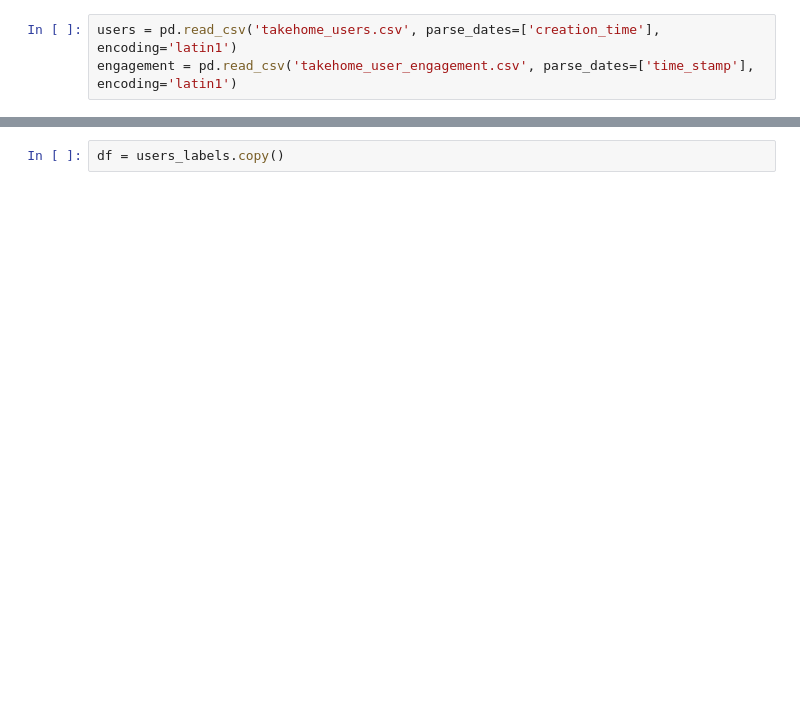
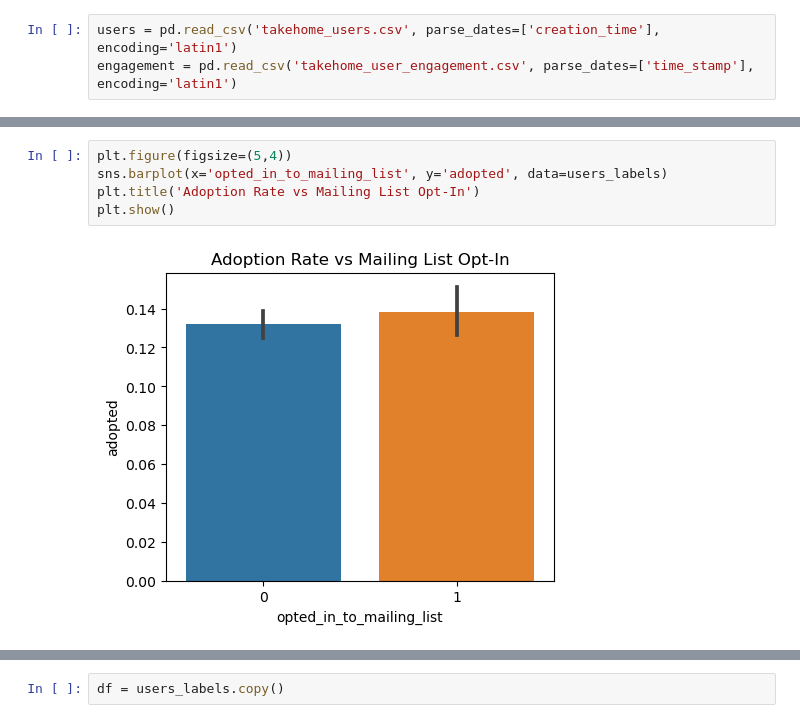
Before and after one commit to Alan-Akkara/Springboard-DS, a Jupyter notebook: Relax_challenge.ipynb, the cells around one changed output, grey strips where cells are left out. Cells and saved outputs as stored; diff of their text form; blank space fills up the shorter version.

```diff
--- a/Relax_challenge.ipynb
+++ b/Relax_challenge.ipynb
@@ -38,0 +62,7 @@ users_labels['adopted'] = users_labels['adopted'].fillna(0).astype(int)
+# %%
+plt.figure(figsize=(5,4))
+sns.barplot(x='opted_in_to_mailing_list', y='adopted', data=users_labels)
+plt.title('Adoption Rate vs Mailing List Opt-In')
+plt.show()
+# %% [output]
+[figure, added]
```
Also changed, not shown: parts of 28 cells of this notebook.
